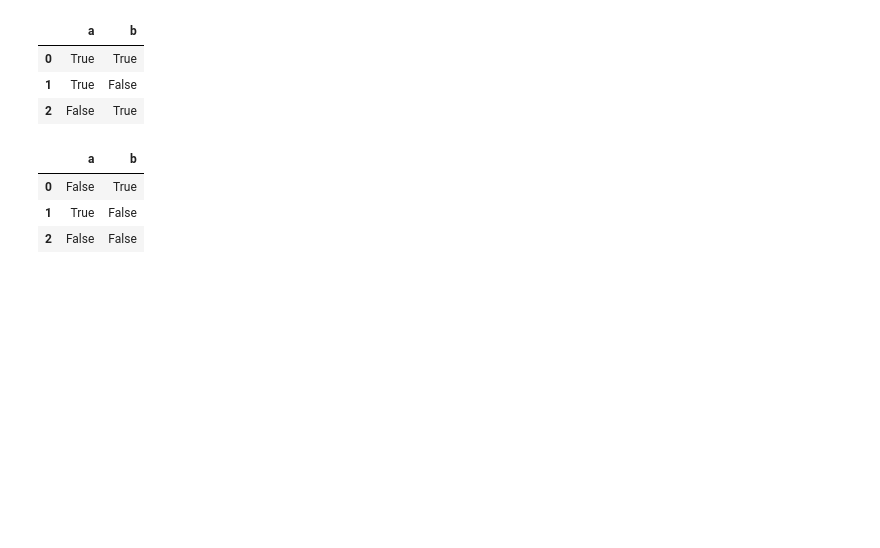
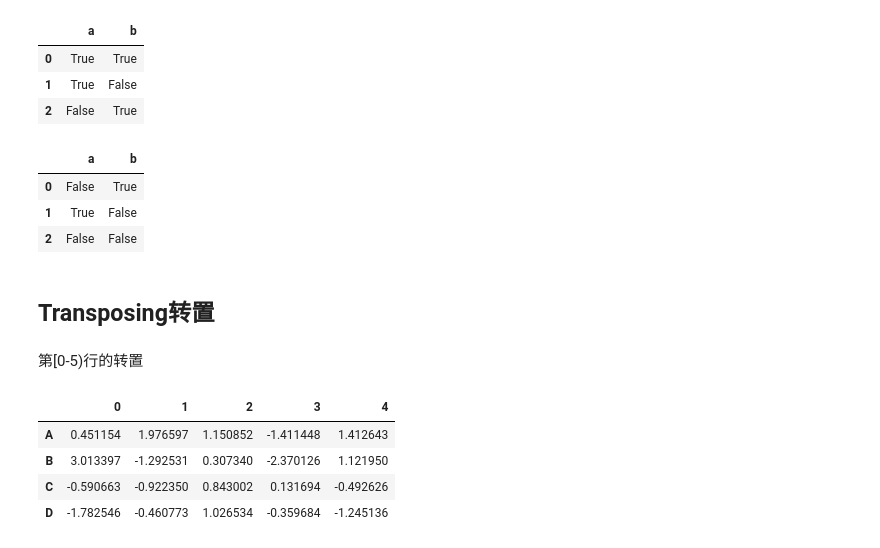
Before and after one commit to mangxiao2018/PandasSample, a Jupyter notebook: 100003-DataFrame.ipynb, the cells around one changed output. Drawn from its saved outputs; the diff is of its cells as text; code cells hidden in the pictures; blank space fills up the shorter version.

```diff
--- a/100003-DataFrame.ipynb
+++ b/100003-DataFrame.ipynb
@@ -487,3 +487,15 @@ df3 ^ df4
 | 0 | False | True |
 | 1 | True | False |
 | 2 | False | False |
+# %% [markdown]
+## Transposing转置
+# %% [markdown]
+第[0-5)行的转置
+# %%
+df[:5].T
+# %% [output]
+|  | 0 | 1 | 2 | 3 | 4 |
+| A | 0.451154 | 1.976597 | 1.150852 | -1.411448 | 1.412643 |
+| B | 3.013397 | -1.292531 | 0.307340 | -2.370126 | 1.121950 |
+| C | -0.590663 | -0.922350 | 0.843002 | 0.131694 | -0.492626 |
+| D | -1.782546 | -0.460773 | 1.026534 | -0.359684 | -1.245136 |
```
